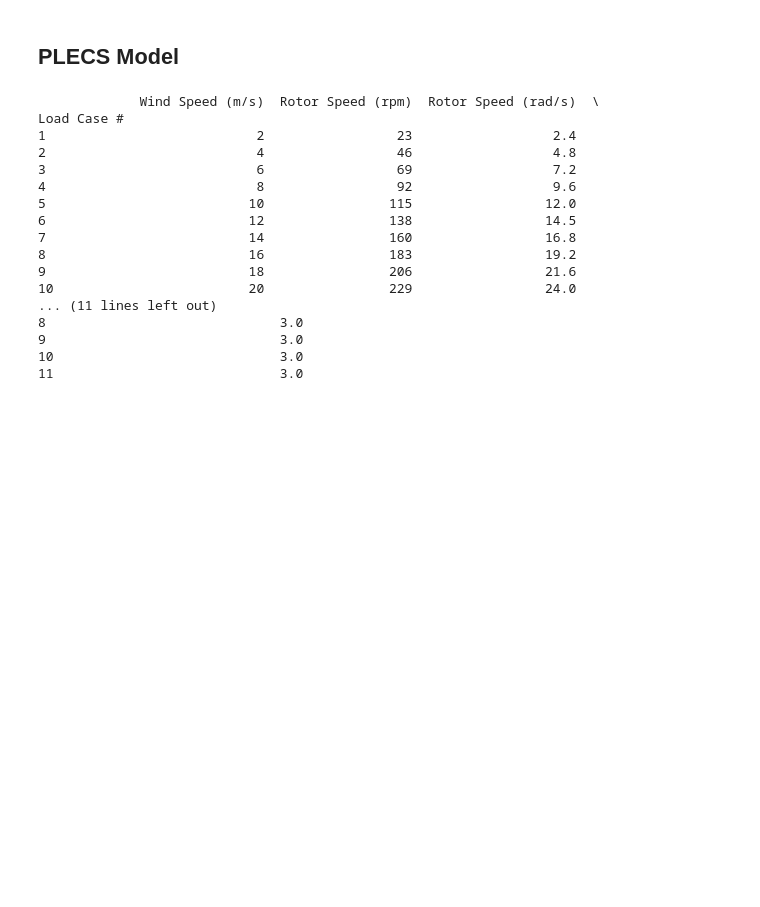
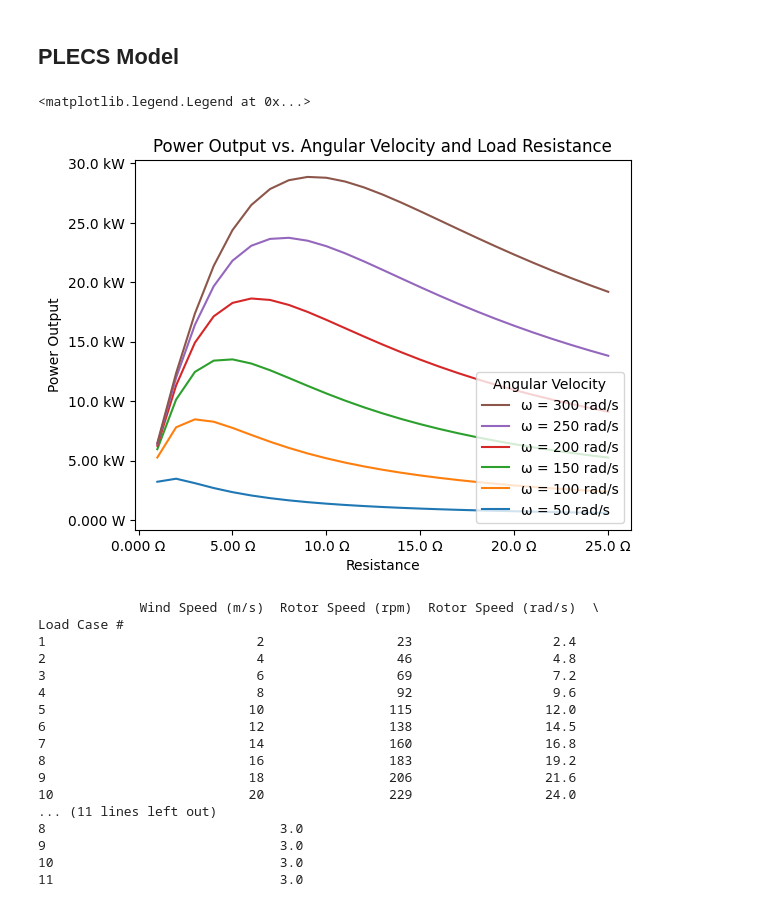
Before and after one commit to ianeyk/wind-turbine, a Jupyter notebook: measurements_and_calculations/olin_wind_speeds/plot_wind_speed_data.ipynb, the cells around one changed output. Cells and saved outputs as stored; diff of their text form; code cells hidden in the pictures; blank space fills up the shorter version.

Commit message:
create parameter sweep of resistance and angular velocity of generator in PLECS

```diff
--- a/measurements_and_calculations/olin_wind_speeds/plot_wind_speed_data.ipynb
+++ b/measurements_and_calculations/olin_wind_speeds/plot_wind_speed_data.ipynb
@@ -108,6 +108,35 @@ If we care about limiting our dump load resistor to 15kW capacity, we can set th
 We can configure three beefy resistors in a delta configuration to act as a three-phase dump load. The power rating of the dump load will be the sum of the power ratings of the three resistors. The highest power dissipating resistor available on the market is 5kW and comes from Digikey for $400, Amazon for $150, or various resellers on Ebay for around $100 apiece. Three 5kW resistors would give us 15kW of dump load power capacity. Increasing our cut-out speed to 20m/s would increase this to 30kW, meaning we would have to buy six resistors, and it would double the price.
 # %% [markdown]
 ## PLECS Model
+# %%
+def get_params(param_str):
+    resistance = float(param_str.partition("RL = ")[2].partition("ohms")[0])
+    angular_velocity = float(param_str.partition("wr = ")[2].partition("rad/s")[0])
+    power = float(param_str.partition("power = ")[2].partition("W")[0])
+    return resistance, angular_velocity, power
+
+df_plecs = pd.DataFrame(columns = ["Resistance (ohms)", "Angular Velocity (rad/s)", "Power (W)"])
+with open("plecs/plecs_parameter_sweep_2.txt") as file:
+    for line in file:
+        if line.startswith("Kt") or line.startswith("Imax") or line.strip() == "":
+            continue
+        resistance, angular_velocity, power = get_params(line)
+        df_plecs.loc[len(df_plecs)] = ([resistance, angular_velocity, power])
+
+# print(df_plecs)
+
+grouped = df_plecs.groupby("Angular Velocity (rad/s)")
+
+fig, ax1 = plt.subplots()
+helper.axes_labels("Resistance", "Ω", "Power Output", "W", title = "Power Output vs. Angular Velocity and Load Resistance")
+for name, group in grouped:
+    plt.plot(group["Resistance (ohms)"], group["Power (W)"], label = f"ω = {name:.0f} rad/s")
+# plt.legend(loc = "lower right")
+handles, labels = ax1.get_legend_handles_labels()
+ax1.legend(reversed(handles), reversed(labels), title = "Angular Velocity", loc='lower right')
+# %% [output]
+<matplotlib.legend.Legend at 0x...>
+[figure, added]
 # %%
 df_rotor_speed = pd.DataFrame(
     columns = ["Load Case #", "Wind Speed (m/s)", "Rotor Speed (rpm)", "Rotor Speed (rad/s)", "Tip Speed Ratio (TSR)"],
```
Also changed, not shown: 4 other files.
